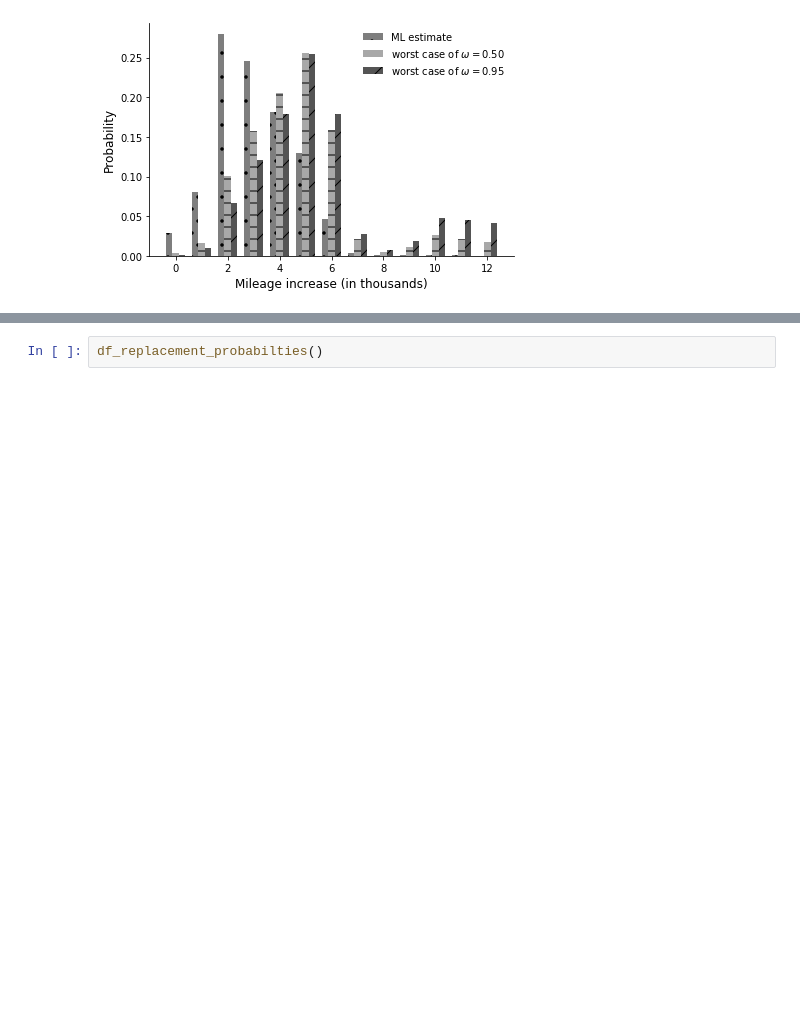
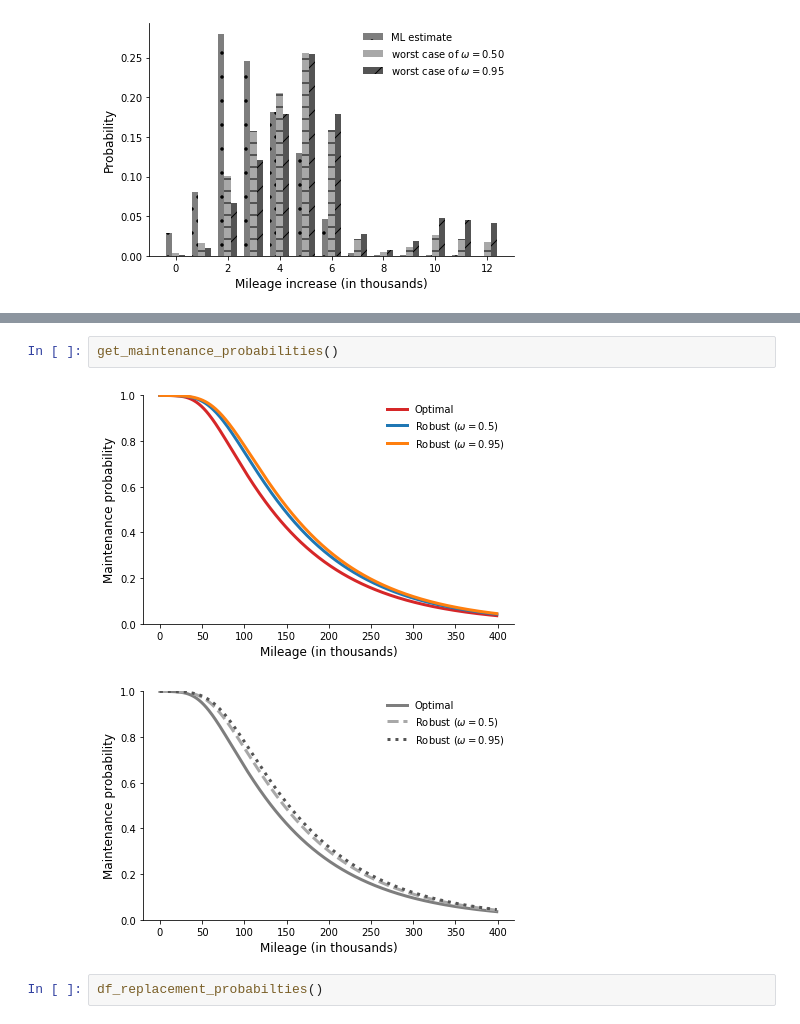
Before and after one commit to robustzurcher/analysis, a Jupyter notebook: notebooks/03_application.ipynb, the cells around one changed output, grey strips where cells are left out. Cells and saved outputs as stored; diff of their text form; blank space fills up the shorter version.

Commit message:
Added maintenance probability curve plot.

```diff
--- a/notebooks/03_application.ipynb
+++ b/notebooks/03_application.ipynb
@@ -42,3 +58,8 @@ The following figure shows the shift of the replacement probability curve.
+# %%
+get_maintenance_probabilities()
+# %% [output]
+[figure, added]
+[figure, added]
 # %%
 df_replacement_probabilties()
 # %% [output]
```
Also changed, not shown: parts of 3 cells of this notebook, 1 other file.
